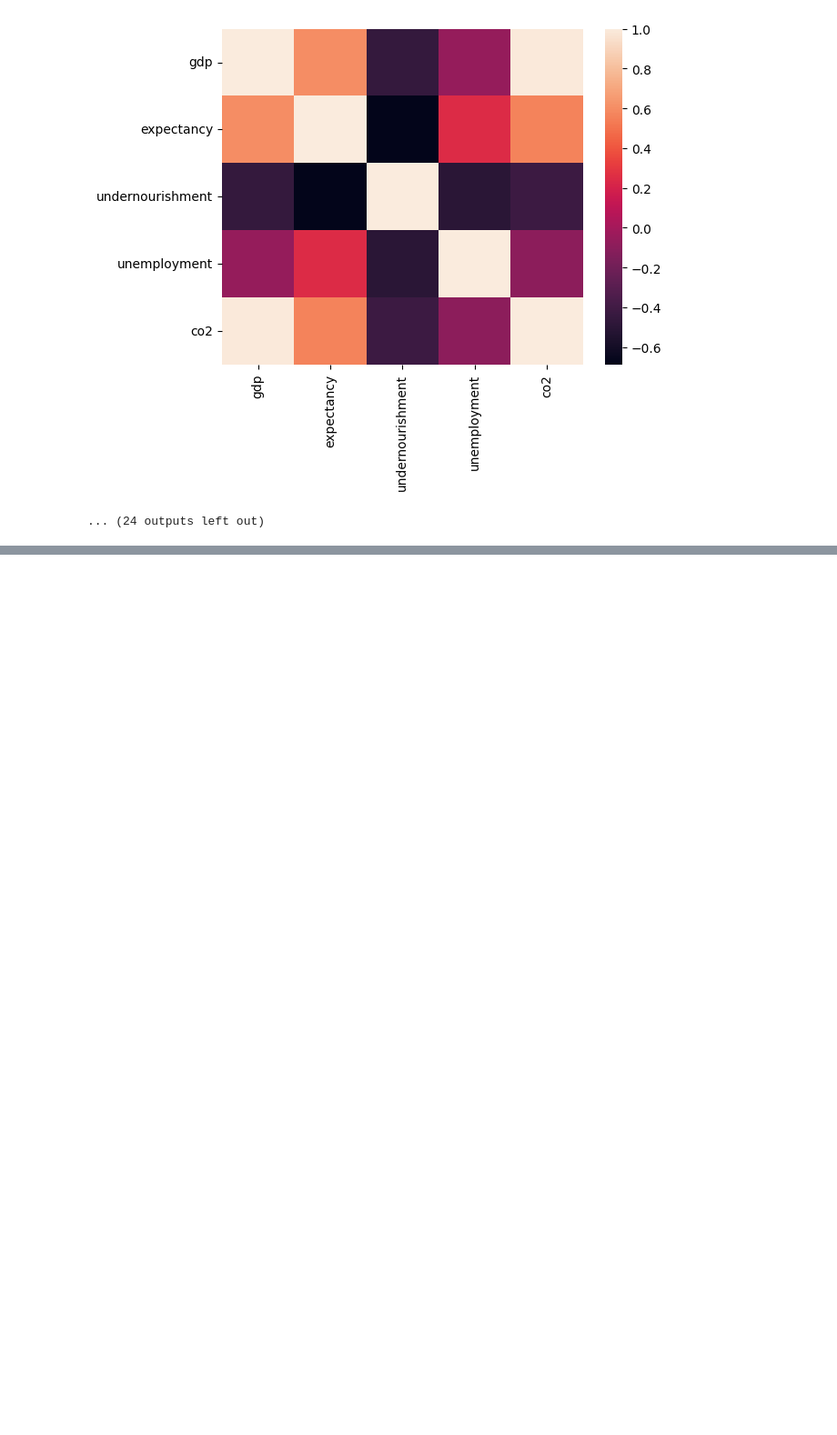
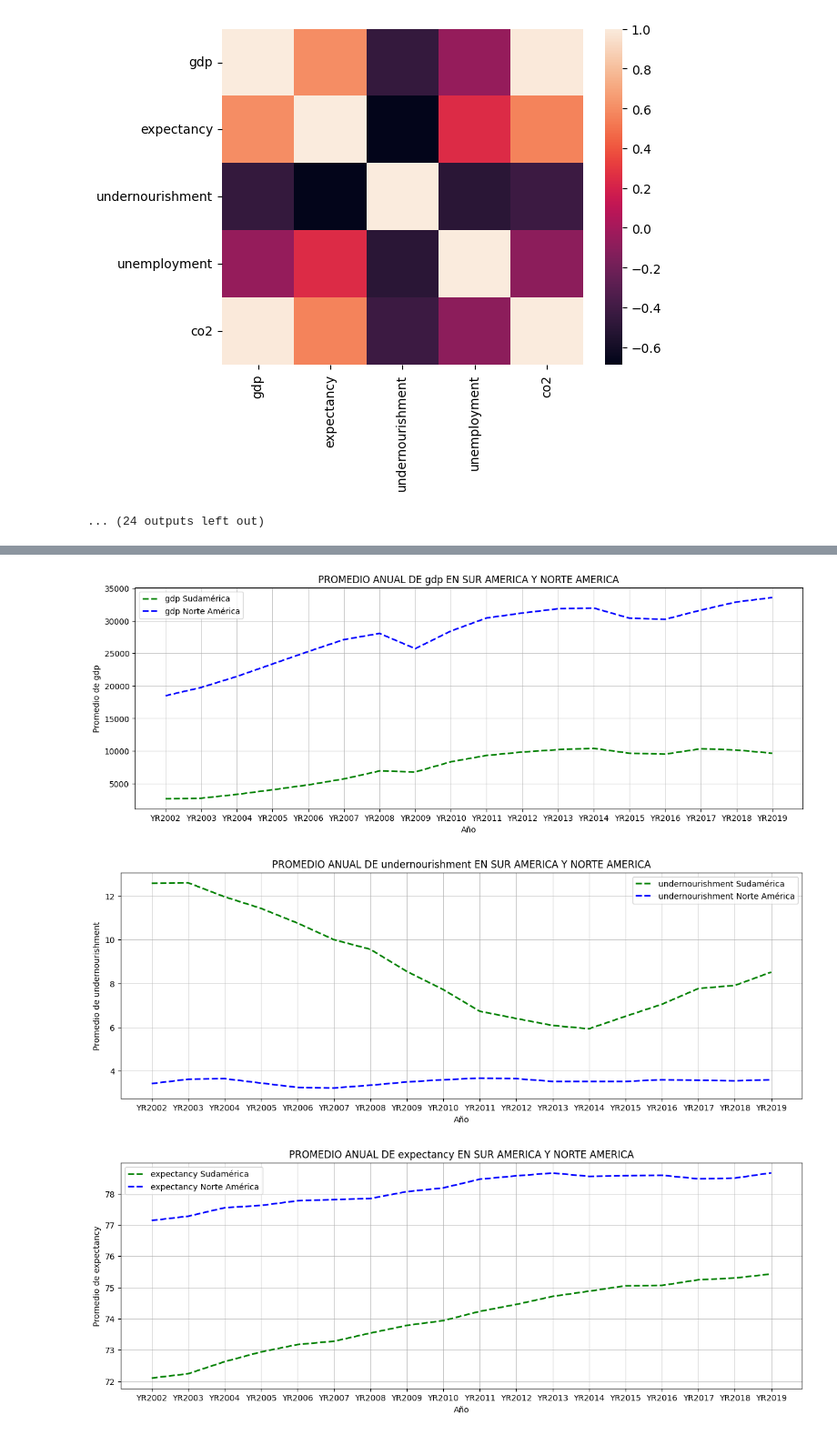
Before and after one commit to EstebanJM/BigData, a Jupyter notebook: PROYECTO_SEGUNDO_CORTE.ipynb, the cells around one changed output, grey strips where cells are left out. Shown at 91% size. Drawn from its saved outputs; the diff is of its cells as text; code cells hidden in the pictures; blank space fills up the shorter version.

```diff
--- a/PROYECTO_SEGUNDO_CORTE.ipynb
+++ b/PROYECTO_SEGUNDO_CORTE.ipynb
@@ -537,0 +613,28 @@ YR2007
+# %%
+#Determinamos dos variables por continente
+
+south = DT[DT['Country'].isin(['Argentina', 'Uruguay', 'Chile', 'Peru', 'Brazil', 'Ecuador', 'Colombia', 'Paraguay', 'Bolivia', 'Venezuela, RB' ])]
+north = DT[DT['Country'].isin(['Canada', 'United States', 'Costa Rica', 'Mexico'])]
+# %%
+#bucle para calcular el promedio anual
+for variable in variables:
+  LS1 = south.groupby('Year')[[variable]].mean()
+  LN1 = north.groupby('Year')[[variable]].mean()
+
+# Creamos el grafico que muestre la relacion de la variable para el grupo de paises
+
+  plt.figure(figsize=(15, 5))
+
+  plt.plot(LS1.index, LS1[variable], label=f'{variable} Sudamérica', color='green', linewidth=2, linestyle='dashed')
+  plt.plot(LN1.index, LN1[variable], label=f'{variable} Norte América', color='blue', linewidth=2, linestyle='dashed')
+
+  plt.xlabel('Año')
+  plt.ylabel(f'Promedio de {variable}')
+  plt.title(f'PROMEDIO ANUAL DE {variable} EN SUR AMERICA Y NORTE AMERICA')
+  plt.legend()
+  plt.grid(linestyle='-', linewidth=0.5)
+  plt.show()
+# %% [output]
+[figure, added]
+[figure, added]
+[figure, added]
```
Also changed, not shown: parts of 75 cells of this notebook.
